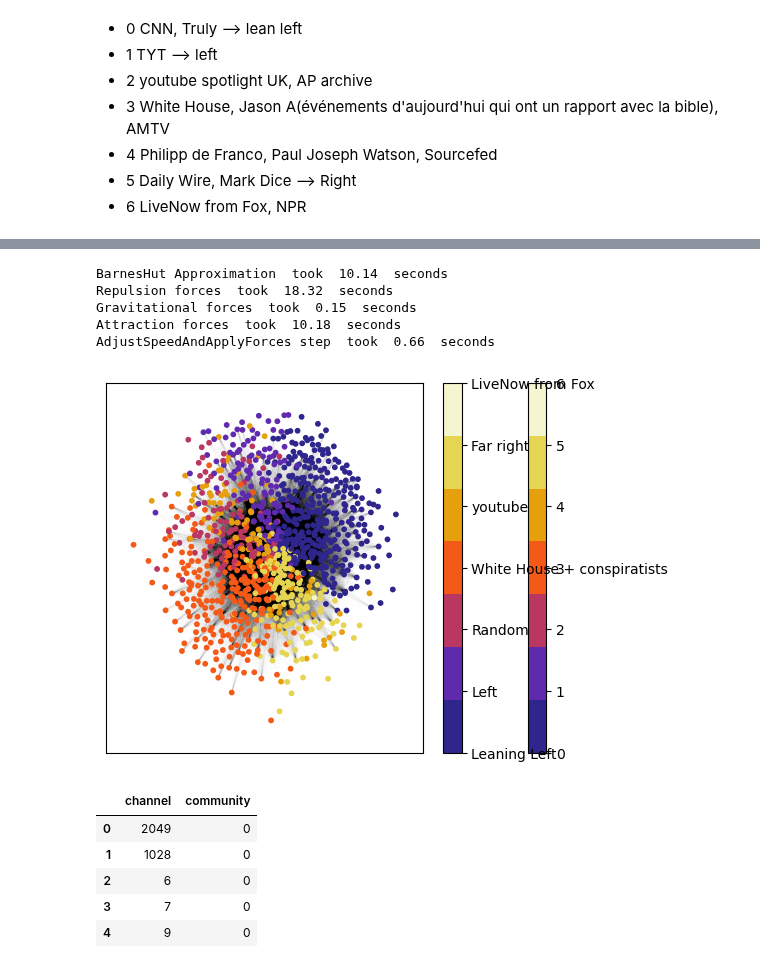
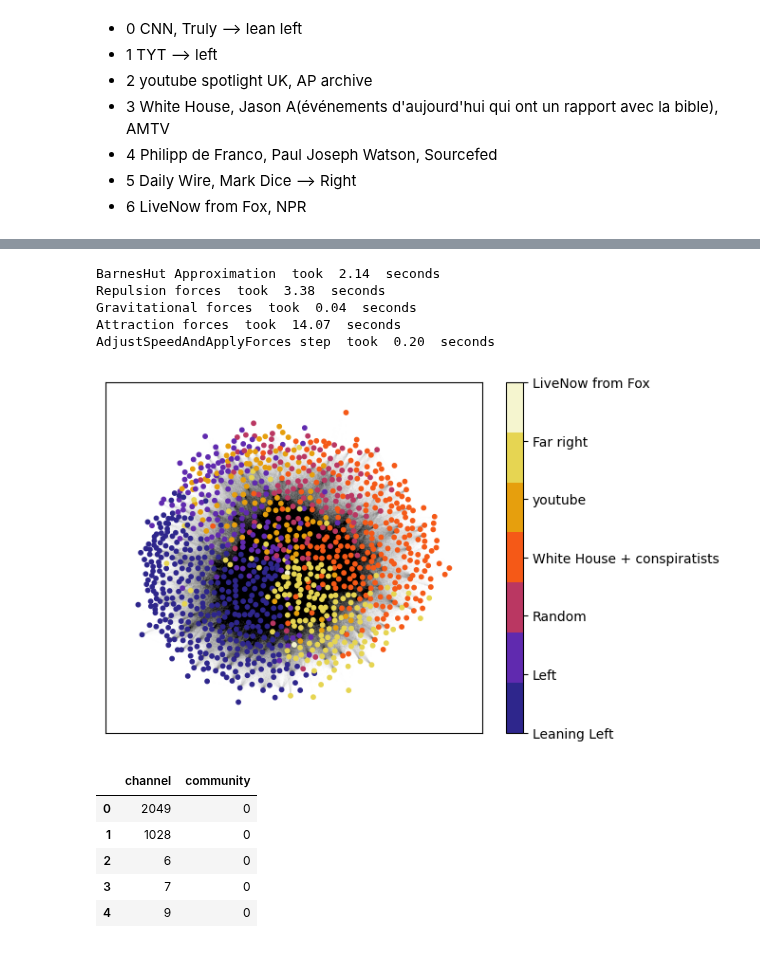
Before and after one commit to epfl-ada/ada-2022-project-adamantiumforgers, a Jupyter notebook: large_clustering_fix.ipynb, the cells around one changed output, grey strips where cells are left out. Drawn from its saved outputs; the diff is of its cells as text; code cells hidden in the pictures.

```diff
--- a/large_clustering_fix.ipynb
+++ b/large_clustering_fix.ipynb
@@ -87,0 +87,15 @@ display(louvain_partitions[0])
+# %%
+dict_col={0 : 0, 1 : 0, 2 : 0, 3 : 1, 4 : 1, 5 : 0, 6 : 1, 7 : 0}
+mapping = {}
+for i, l in enumerate(louvain_partitions):
+    list_ = list(l)
+    list_.sort()
+    for elem in list_:
+        mapping[elem] = dict_col.get(i)
+        #mapping[elem] = i
+
+for n in G.nodes:
+    G.nodes[n]["louvain"] = mapping[n]
+
+
+cmap = cmr.get_sub_cmap('bwr', 0, 1, N=2)
@@ -162,12 +203,12 @@ for n in sub_G.nodes:
 pos_dict ={0: (0,0), 1: (-100, 0), 2: (-150, 0), 3: (-200, -100), 4:(-100 ,-100),5:(0, -100), 6:(-100, -100) }
 pos ={x : pos_dict.get(sub_G.nodes[x]["louvain"]) for x in sub_G.nodes}
 # %%
-forceatlas2 = ForceAtlas2(gravity=0.0002)
-posses = forceatlas2.forceatlas2_networkx_layout(sub_G,iterations=1000, pos=pos)
+forceatlas2 = ForceAtlas2(gravity=0.0000, scalingRatio=1.5, edgeWeightInfluence=0.5, outboundAttractionDistribution=False)
+posses = forceatlas2.forceatlas2_networkx_layout(sub_G,iterations=1000)
 # %% [output]
-BarnesHut Approximation  took  10.14  seconds
-Repulsion forces  took  18.32  seconds
-Gravitational forces  took  0.15  seconds
-Attraction forces  took  10.18  seconds
-AdjustSpeedAndApplyForces step  took  0.66  seconds
+BarnesHut Approximation  took  2.14  seconds
+Repulsion forces  took  3.38  seconds
+Gravitational forces  took  0.04  seconds
+Attraction forces  took  14.07  seconds
+AdjustSpeedAndApplyForces step  took  0.20  seconds
 # %%
@@ -175,17 +215,16 @@ import cmasher as cmr
 cmap = cmr.get_sub_cmap('CMRmap', 0.15, 0.95, N=len(louvain_communities))
 # %%
-
 nc = nx.draw_networkx_nodes(sub_G, pos=posses, node_size=10, node_color=[sub_G.nodes[n]["louvain"] for n in sub_G.nodes], cmap=cmap)
 ec = nx.draw_networkx_edges(sub_G, pos=posses, width=0.0005)
 #nx.draw_networkx_labels(sub_G, pos=posses)
 #nx.draw_networkx(sub_G, pos=posses, with_labels=False, width=0,node_size=0.5, node_color=[sub_G.nodes[n]["louvain"] for n in sub_G.nodes], cmap=plt.cm.bwr)
 
 cb = plt.colorbar(nc, ticks=[0,1,2,3,4,5,6])
-cb = plt.colorbar(nc)
+#cb = plt.colorbar(nc)
 
 yt = cb.ax.set_yticklabels(['Leaning Left', 'Left','Random', 'White House + conspiratists', 'youtube', 'Far right', 'LiveNow from Fox'])
 # %% [output]
-[figure, old version]
+[figure, new version]
 # %%
 a0 =list(louvain_communities[0])
 a1 =list(louvain_communities[1])
```
Also changed, not shown: parts of 9 cells of this notebook.
